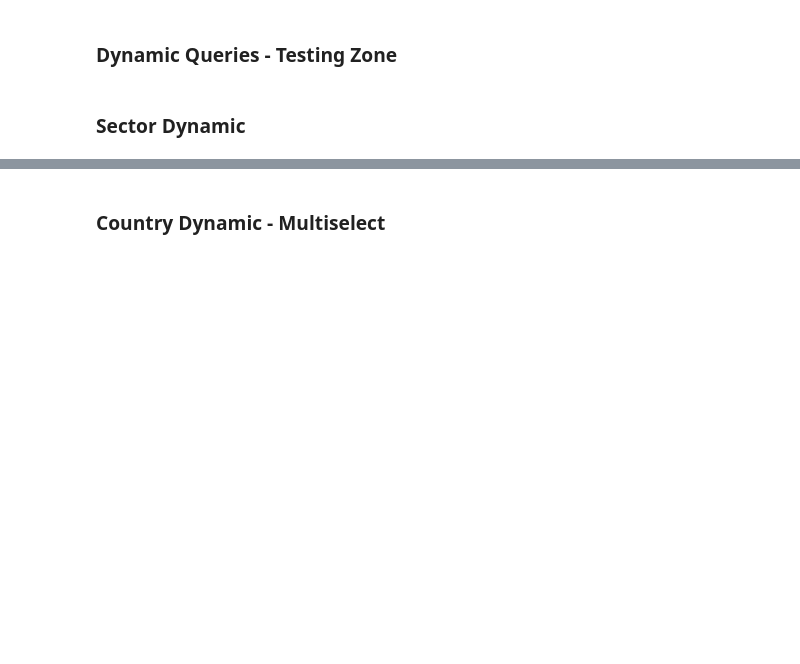
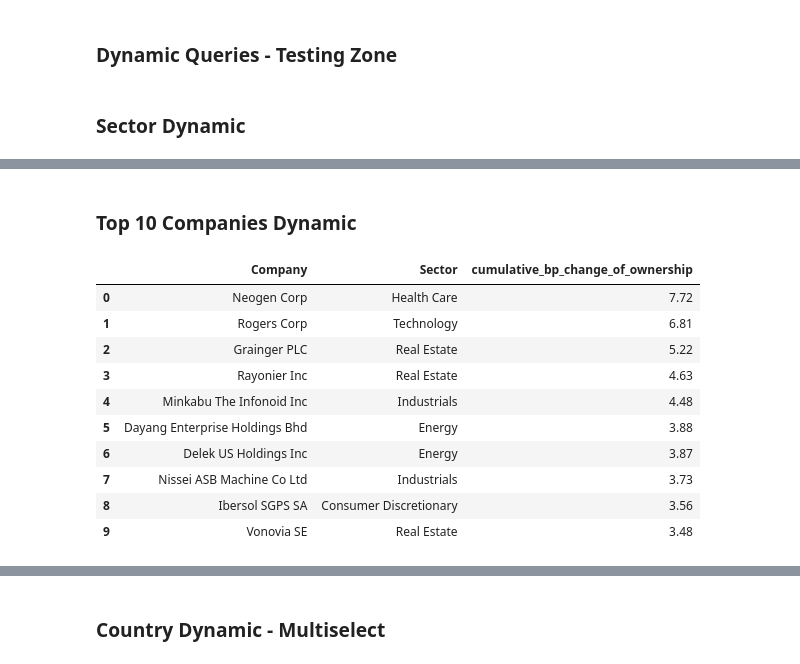
Before and after one commit to RoryAJames/NorwegianOilFund, a Jupyter notebook: testing.ipynb, the cells around one changed output, grey strips where cells are left out. Saved outputs shown, nothing was run; the diff lists cells and outputs as text; code cells hidden in the pictures; blank space fills up the shorter version.

```diff
--- a/testing.ipynb
+++ b/testing.ipynb
@@ -171,0 +186,17 @@ ownership_change_industry_dynamic_df
+# %% [markdown]
+### Top 10 Companies Dynamic
+# %%
+ownership_change_company_dynamic_df = run_query_dynamic('SQL/dynamic/top10_ownership_change_company.sql',1)
+ownership_change_company_dynamic_df
+# %% [output]
+|  | Company | Sector | cumulative_bp_change_of_ownership |
+| 0 | Neogen Corp | Health Care | 7.72 |
+| 1 | Rogers Corp | Technology | 6.81 |
+| 2 | Grainger PLC | Real Estate | 5.22 |
+| 3 | Rayonier Inc | Real Estate | 4.63 |
+| 4 | Minkabu The Infonoid Inc | Industrials | 4.48 |
+| 5 | Dayang Enterprise Holdings Bhd | Energy | 3.88 |
+| 6 | Delek US Holdings Inc | Energy | 3.87 |
+| 7 | Nissei ASB Machine Co Ltd | Industrials | 3.73 |
+| 8 | Ibersol SGPS SA | Consumer Discretionary | 3.56 |
+| 9 | Vonovia SE | Real Estate | 3.48 |
```
Also changed, not shown: parts of 9 cells of this notebook, 6 other files.
